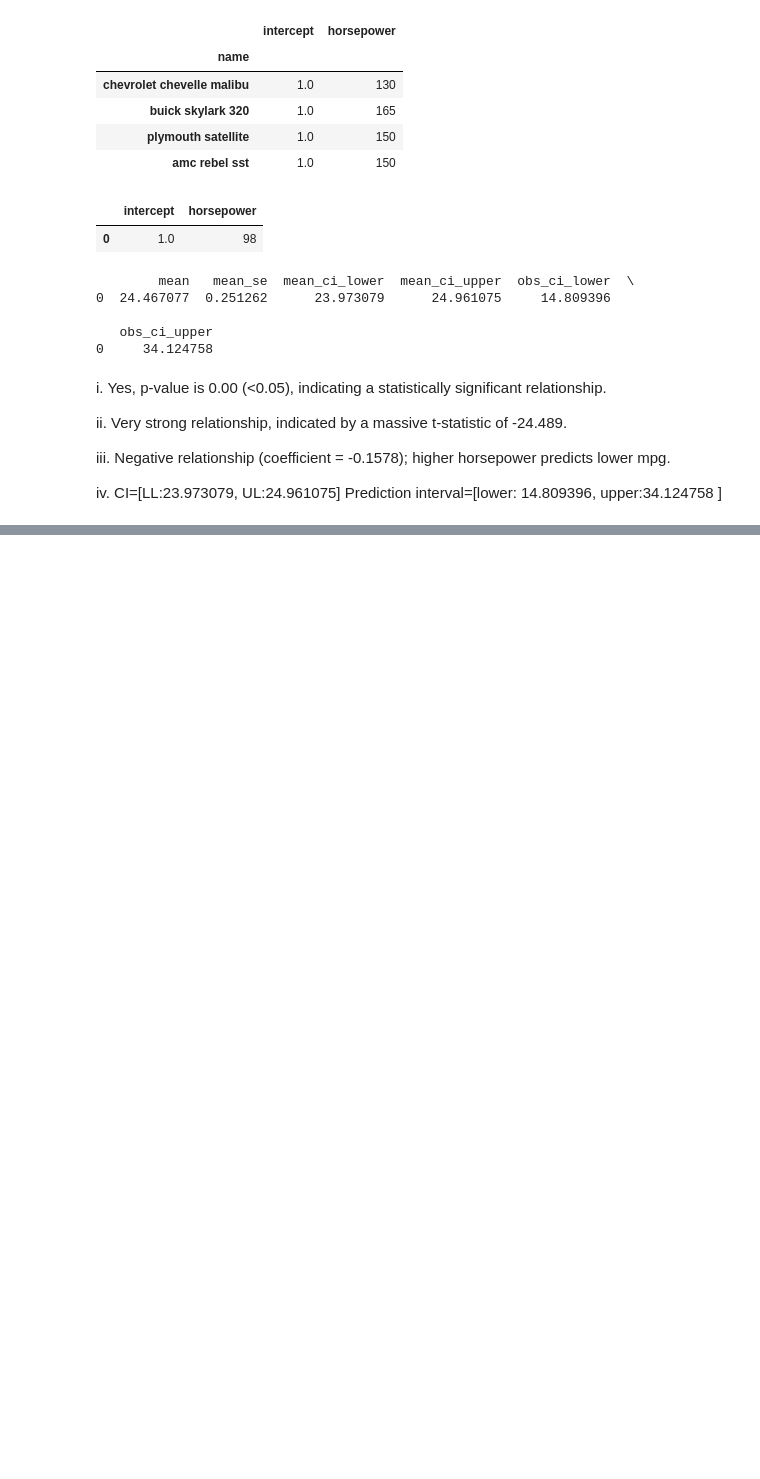
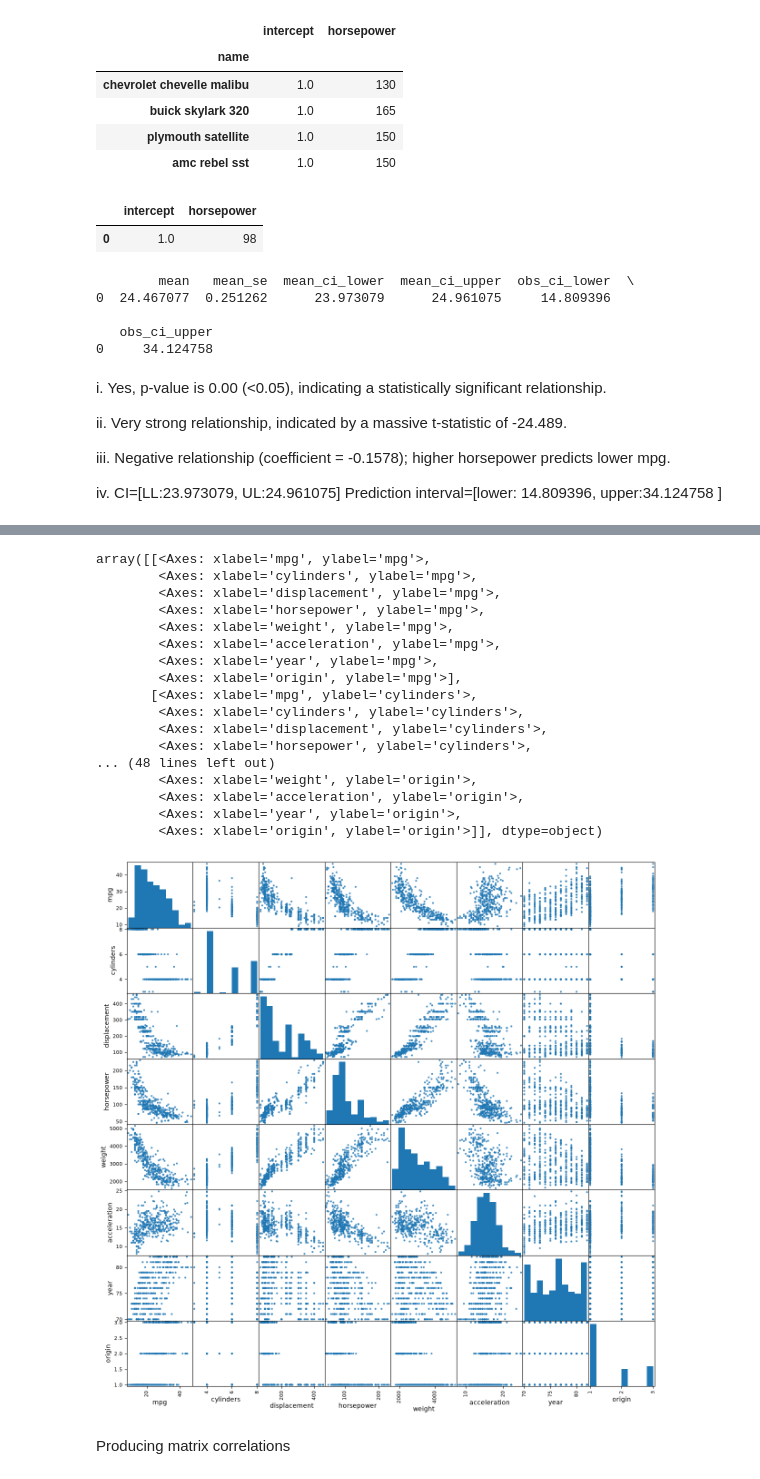
Before and after one commit to Mussab157/ISLP, a Jupyter notebook: Chapter3/ch3_applied.ipynb, the cells around one changed output, grey strips where cells are left out. Drawn from its saved outputs; the diff is of its cells as text; code cells hidden in the pictures; blank space fills up the shorter version.

```diff
--- a/Chapter3/ch3_applied.ipynb
+++ b/Chapter3/ch3_applied.ipynb
@@ -94,0 +139,26 @@ iv. CI=[LL:23.973079, UL:24.961075] Prediction interval=[lower: 14.809396, upper
+# %%
+df=pd.DataFrame(Auto[['mpg', 'cylinders', 'displacement', 'horsepower', 'weight',
+       'acceleration', 'year', 'origin']], columns=['mpg', 'cylinders', 'displacement', 'horsepower', 'weight',
+       'acceleration', 'year', 'origin'])
+pd.plotting.scatter_matrix(df, alpha=0.8, figsize=(15,15))
+# %% [output]
+array([[<Axes: xlabel='mpg', ylabel='mpg'>,
+        <Axes: xlabel='cylinders', ylabel='mpg'>,
+        <Axes: xlabel='displacement', ylabel='mpg'>,
+        <Axes: xlabel='horsepower', ylabel='mpg'>,
+        <Axes: xlabel='weight', ylabel='mpg'>,
+        <Axes: xlabel='acceleration', ylabel='mpg'>,
+        <Axes: xlabel='year', ylabel='mpg'>,
+        <Axes: xlabel='origin', ylabel='mpg'>],
+       [<Axes: xlabel='mpg', ylabel='cylinders'>,
+        <Axes: xlabel='cylinders', ylabel='cylinders'>,
+        <Axes: xlabel='displacement', ylabel='cylinders'>,
+        <Axes: xlabel='horsepower', ylabel='cylinders'>,
+... (48 lines left out)
+        <Axes: xlabel='weight', ylabel='origin'>,
+        <Axes: xlabel='acceleration', ylabel='origin'>,
+        <Axes: xlabel='year', ylabel='origin'>,
+        <Axes: xlabel='origin', ylabel='origin'>]], dtype=object)
+[figure, added]
+# %% [markdown]
+Producing matrix correlations
```
Also changed, not shown: parts of 28 cells of this notebook.
